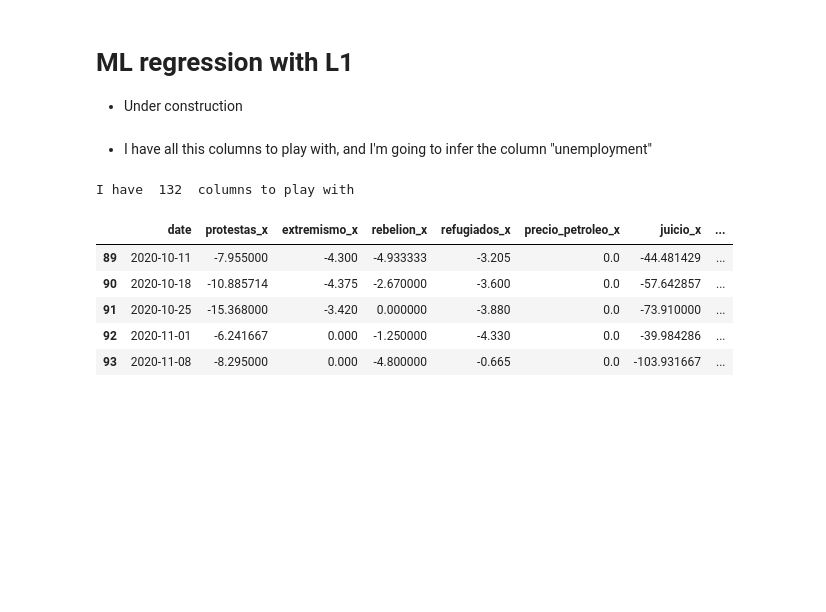
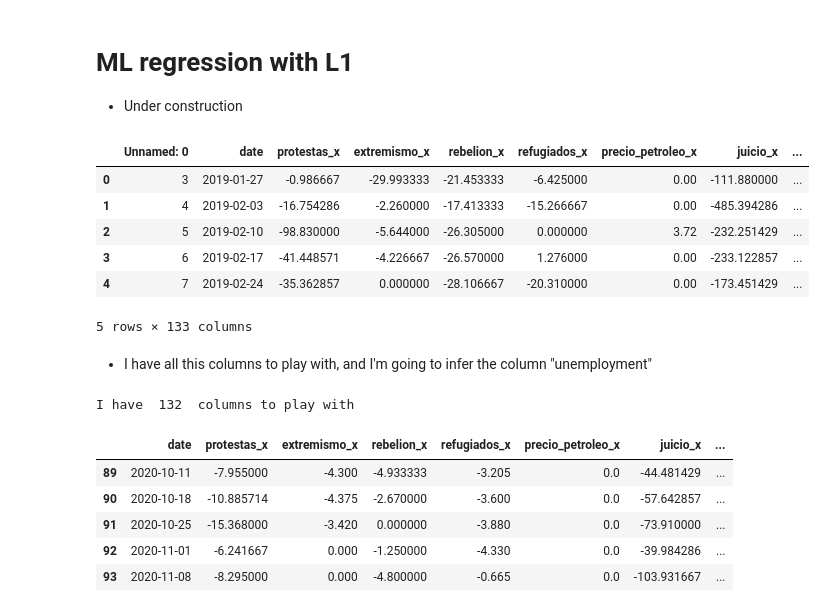
Before and after one commit to albertovpd/automated_ML_regression, a Jupyter notebook: how_to-3-ml_regression.ipynb, the cells around one changed output. Drawn from its saved outputs; the diff is of its cells as text; code cells hidden in the pictures; blank space fills up the shorter version.

```diff
--- a/how_to-3-ml_regression.ipynb
+++ b/how_to-3-ml_regression.ipynb
@@ -10,5 +13,14 @@ from sklearn import preprocessing
 # %%
 df=pd.read_csv("input/dataset_final_processed.csv")
+df.head()
+# %% [output]
+|  | Unnamed: 0 | date | protestas_x | extremismo_x | rebelion_x | refugiados_x | precio_petroleo_x | juicio_x | ... |
+| 0 | 3 | 2019-01-27 | -0.986667 | -29.993333 | -21.453333 | -6.425000 | 0.00 | -111.880000 | ... |
+| 1 | 4 | 2019-02-03 | -16.754286 | -2.260000 | -17.413333 | -15.266667 | 0.00 | -485.394286 | ... |
+| 2 | 5 | 2019-02-10 | -98.830000 | -5.644000 | -26.305000 | 0.000000 | 3.72 | -232.251429 | ... |
+| 3 | 6 | 2019-02-17 | -41.448571 | -4.226667 | -26.570000 | 1.276000 | 0.00 | -233.122857 | ... |
+| 4 | 7 | 2019-02-24 | -35.362857 | 0.000000 | -28.106667 | -20.310000 | 0.00 | -173.451429 | ... |
+5 rows × 133 columns
 # %% [markdown]
 - I have all this columns to play with, and I'm going to infer the column "unemployment"
 # %%
```
Also changed, not shown: parts of 19 cells of this notebook.
